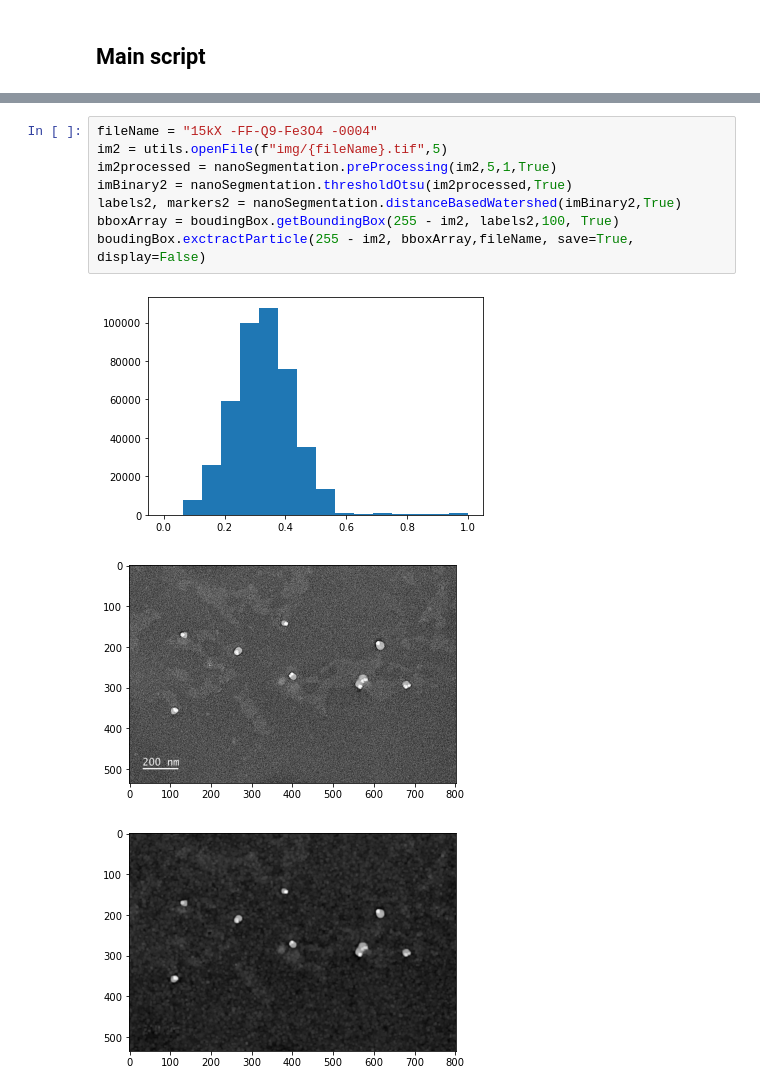
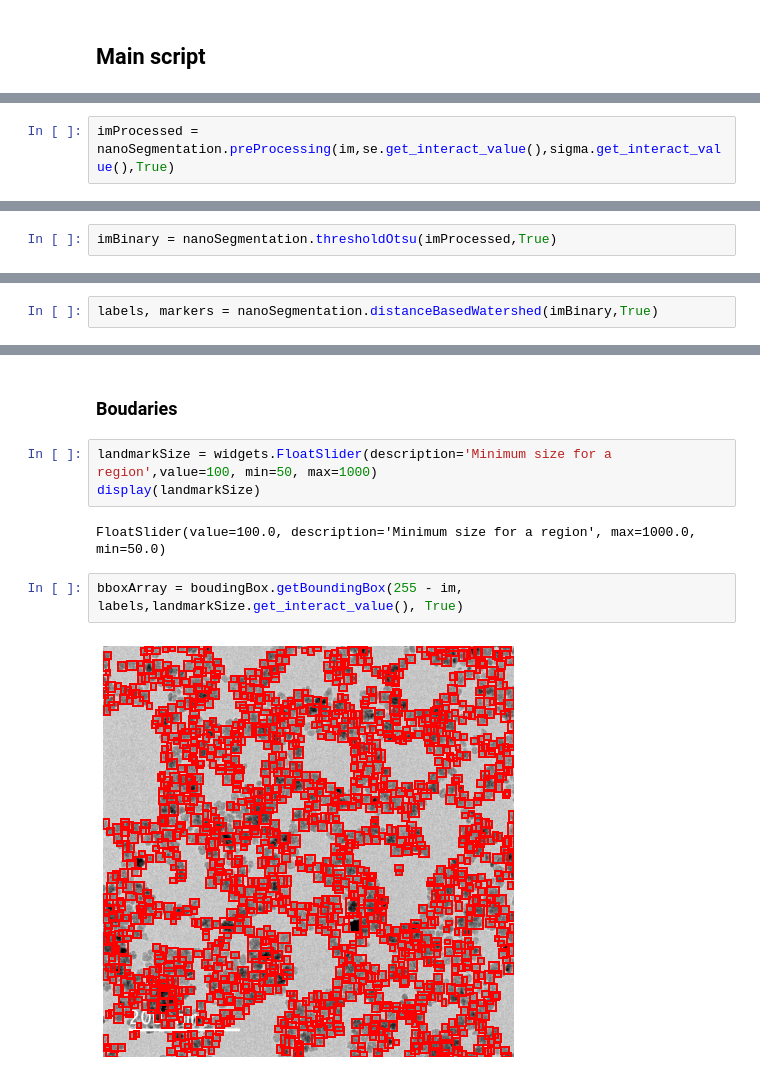
Before and after one commit to Cewein/Nanoparticle-segmentation-classification, a Jupyter notebook: Segemenation_of_nano_particle.ipynb, the cells around one changed output, grey strips where cells are left out. Saved outputs shown, nothing was run; the diff lists cells and outputs as text.

Commit message:
notebook interaction
#4 added some widget into the notebook to facilitate the interaction with everything

```diff
--- a/Segemenation_of_nano_particle.ipynb
+++ b/Segemenation_of_nano_particle.ipynb
@@ -41,0 +71,2 @@ C:/Users/Cewein/python/Nanoparticle-segmentation-classification/img/15kX -FF-Q9-
+# %%
+imProcessed = nanoSegmentation.preProcessing(im,se.get_interact_value(),sigma.get_interact_value(),True)
@@ -41,0 +77,2 @@ C:/Users/Cewein/python/Nanoparticle-segmentation-classification/img/15kX -FF-Q9-
+# %%
+imBinary = nanoSegmentation.thresholdOtsu(imProcessed,True)
@@ -41,0 +83,2 @@ C:/Users/Cewein/python/Nanoparticle-segmentation-classification/img/15kX -FF-Q9-
+# %%
+labels, markers = nanoSegmentation.distanceBasedWatershed(imBinary,True)
@@ -42,12 +87,11 @@ C:/Users/Cewein/python/Nanoparticle-segmentation-classification/img/15kX -FF-Q9-
+# %% [markdown]
+### Boudaries
+# %%
+landmarkSize = widgets.FloatSlider(description='Minimum size for a region',value=100, min=50, max=1000)
+display(landmarkSize)
+# %% [output]
+FloatSlider(value=100.0, description='Minimum size for a region', max=1000.0, min=50.0)
 # %%
-fileName = "15kX -FF-Q9-Fe3O4 -0004"
-im2 = utils.openFile(f"img/{fileName}.tif",5)
-im2processed = nanoSegmentation.preProcessing(im2,5,1,True)
-imBinary2 = nanoSegmentation.thresholdOtsu(im2processed,True)
-labels2, markers2 = nanoSegmentation.distanceBasedWatershed(imBinary2,True)
-bboxArray = boudingBox.getBoundingBox(255 - im2, labels2,100, True)
-boudingBox.exctractParticle(255 - im2, bboxArray,fileName, save=True, display=False)
+bboxArray = boudingBox.getBoundingBox(255 - im, labels,landmarkSize.get_interact_value(), True)
 # %% [output]
-[figure, old version]
+[figure, new version]
-[figure, removed]
-[figure, removed]
```
Also changed, not shown: parts of 26 cells of this notebook, 1 other file.
